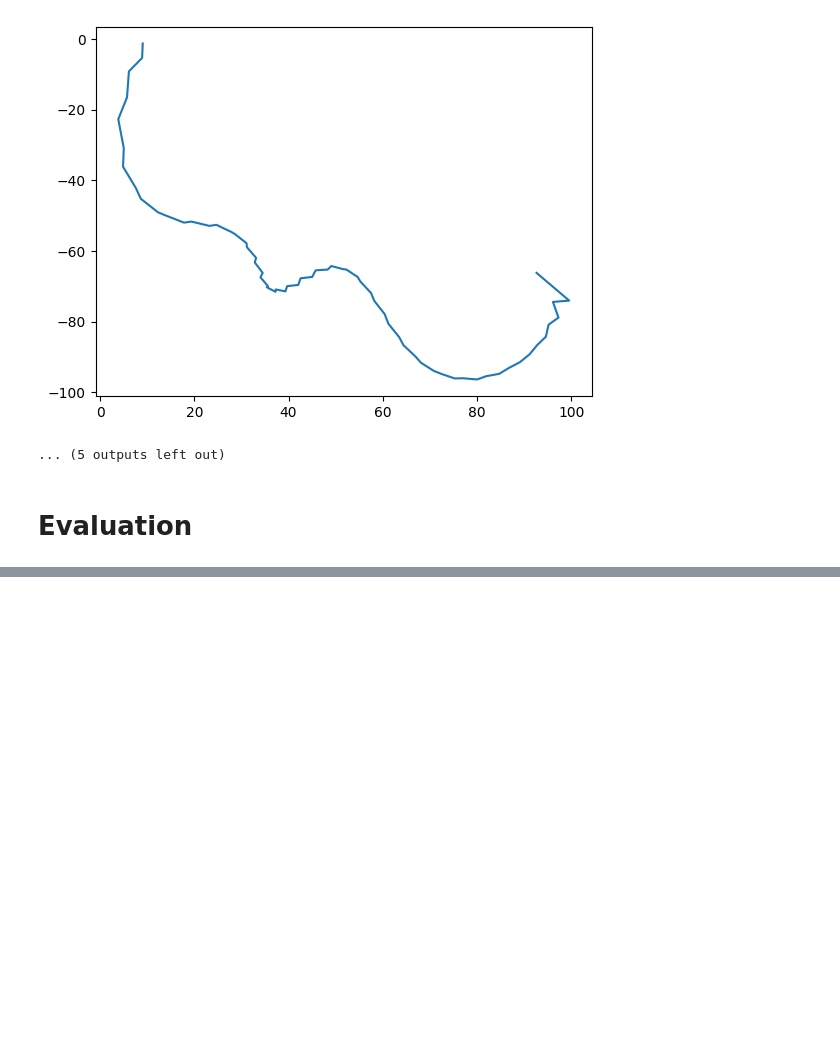
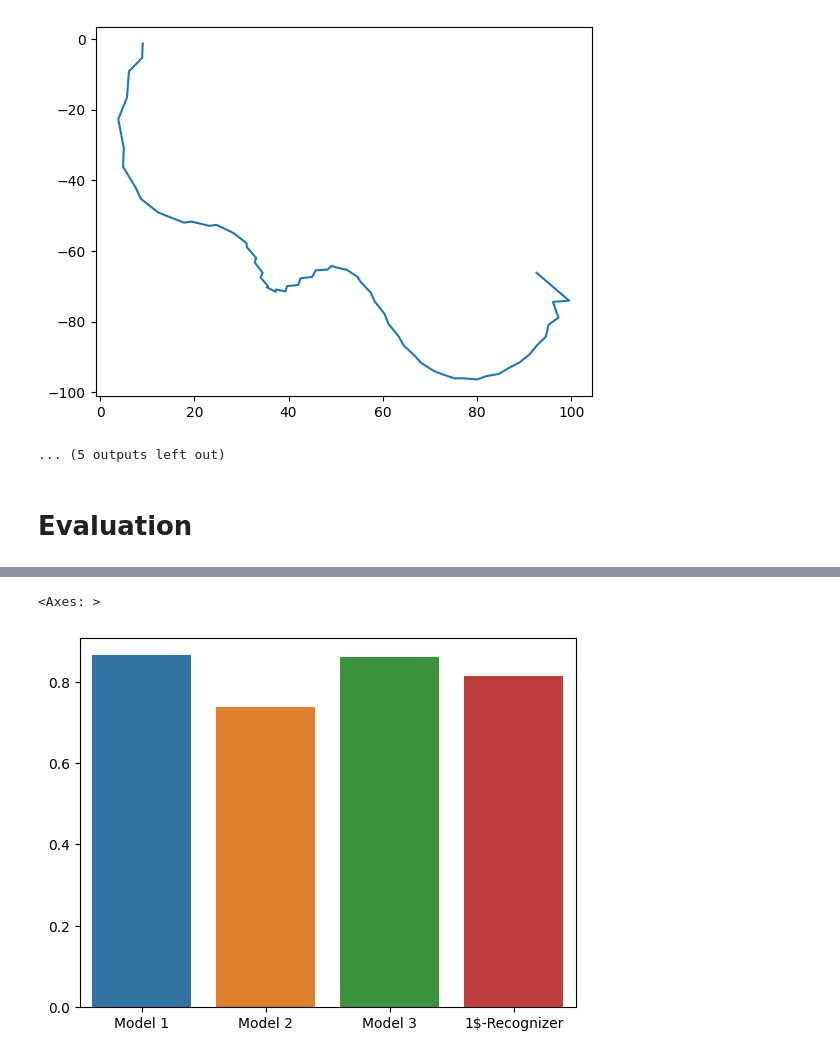
Before and after one commit to ITT-24/assignment-6-gesture-recognition-MaximilianKilger, a Jupyter notebook: unistroke-gestures.ipynb, the cells around one changed output, grey strips where cells are left out. Drawn from its saved outputs; the diff is of its cells as text; code cells hidden in the pictures; blank space fills up the shorter version.

Commit message:
added some plots

```diff
--- a/unistroke-gestures.ipynb
+++ b/unistroke-gestures.ipynb
@@ -556,0 +555,7 @@ sn.barplot()
+# %%
+sns.barplot(y=[accuracy_model_1, accuracy_model_2, accuracy_model_3, accuracy_one_dollar],
+            x=["Model 1", "Model 2", "Model 3", "1$-Recognizer"],
+            hue=["Model 1", "Model 2", "Model 3", "1$-Recognizer"])
+# %% [output]
+<Axes: >
+[figure, added]
```
Also changed, not shown: parts of 13 cells of this notebook.
